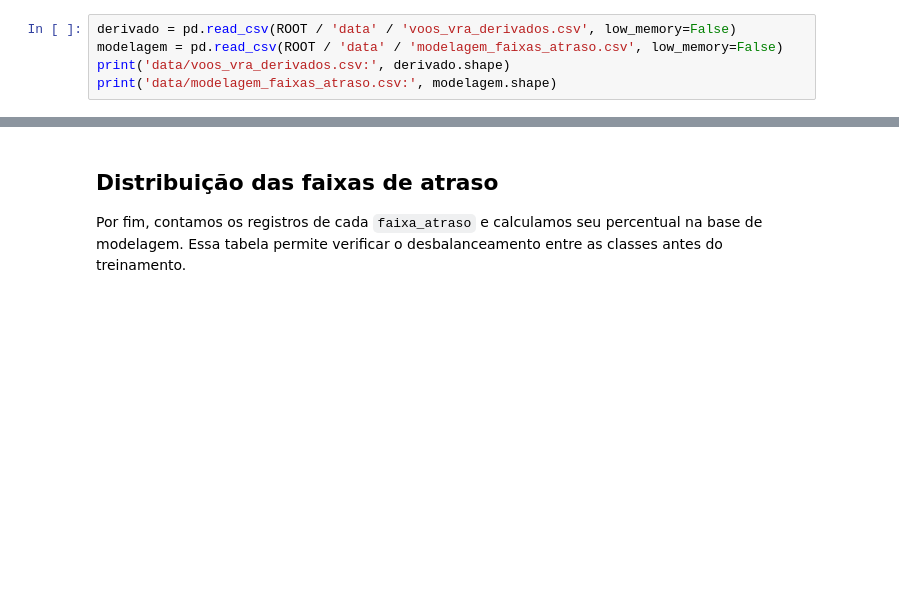
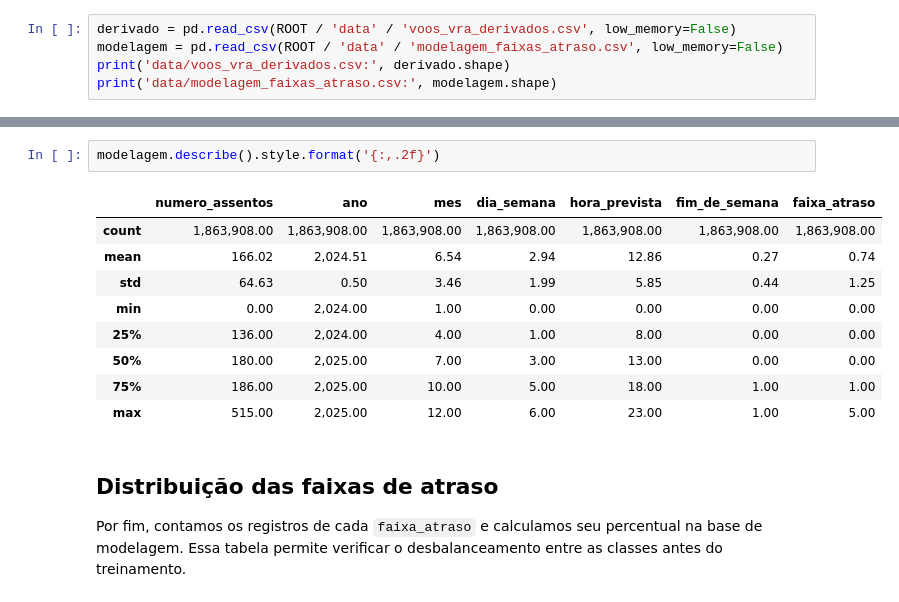
Before and after one commit to fonsecan/mcdia-ml-previsao-atraso-voos, a Jupyter notebook: notebooks/00_preparar_dados.ipynb, the cells around one changed output, grey strips where cells are left out. Cells and saved outputs as stored; diff of their text form; blank space fills up the shorter version.

```diff
--- a/notebooks/00_preparar_dados.ipynb
+++ b/notebooks/00_preparar_dados.ipynb
@@ -118,3 +171,15 @@ print('data/modelagem_faixas_atraso.csv:', modelagem.shape)
+# %%
+modelagem.describe().style.format('{:,.2f}')
+# %% [output]
+|  | numero_assentos | ano | mes | dia_semana | hora_prevista | fim_de_semana | faixa_atraso |
+| count | 1,863,908.00 | 1,863,908.00 | 1,863,908.00 | 1,863,908.00 | 1,863,908.00 | 1,863,908.00 | 1,863,908.00 |
+| mean | 166.02 | 2,024.51 | 6.54 | 2.94 | 12.86 | 0.27 | 0.74 |
+| std | 64.63 | 0.50 | 3.46 | 1.99 | 5.85 | 0.44 | 1.25 |
+| min | 0.00 | 2,024.00 | 1.00 | 0.00 | 0.00 | 0.00 | 0.00 |
+| 25% | 136.00 | 2,024.00 | 4.00 | 1.00 | 8.00 | 0.00 | 0.00 |
+| 50% | 180.00 | 2,025.00 | 7.00 | 3.00 | 13.00 | 0.00 | 0.00 |
+| 75% | 186.00 | 2,025.00 | 10.00 | 5.00 | 18.00 | 1.00 | 1.00 |
+| max | 515.00 | 2,025.00 | 12.00 | 6.00 | 23.00 | 1.00 | 5.00 |
 # %% [markdown]
 ## Distribuição das faixas de atraso
 
```
Also changed, not shown: parts of 7 cells of this notebook, 6 other files.
